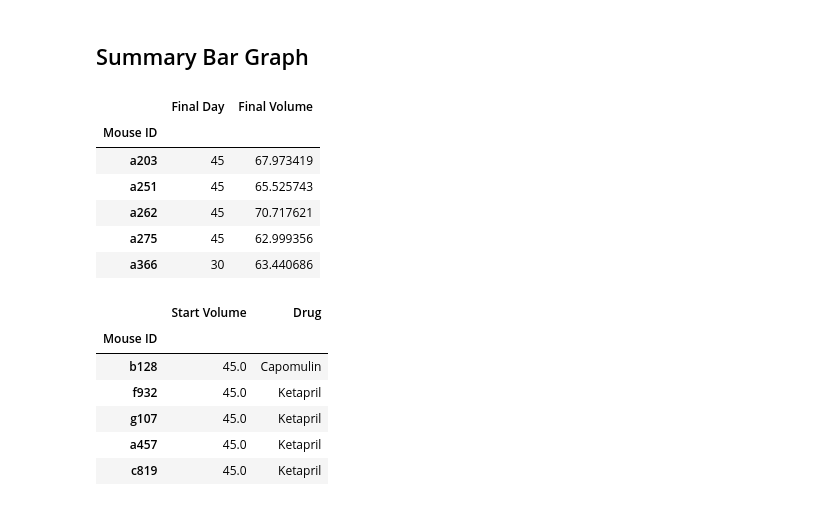
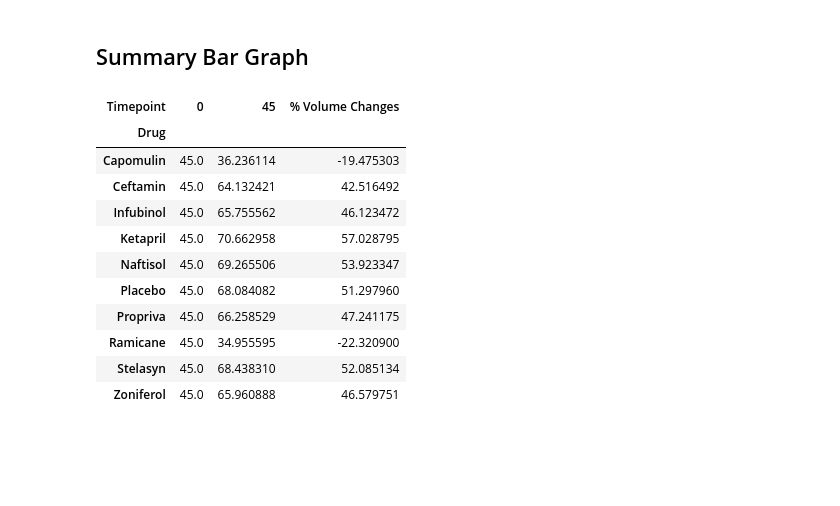
Before and after one commit to JansenKat/matplotlib-challenge, a Jupyter notebook: Pymaceuticals/pymaceuticals_starter.ipynb, the cells around one changed output. Drawn from its saved outputs; the diff is of its cells as text; code cells hidden in the pictures; blank space fills up the shorter version.

```diff
--- a/Pymaceuticals/pymaceuticals_starter.ipynb
+++ b/Pymaceuticals/pymaceuticals_starter.ipynb
@@ -34,3 +34,14 @@ df.head()
 | 4 | c819 | 0 | 45.0 | 0 | Ketapril |
 # %% [markdown]
 ## Tumor Response to Treatment
+# %%
+tumors = df.groupby(['Drug','Timepoint'])\
+                .agg({'Tumor Volume (mm3)':['mean','sem']})\
+                .reset_index(['Drug','Timepoint'])
+tumors.columns = tumors.columns.map('_'.join)
+tumors = tumors.rename(columns={'Drug_':'Drug',
+                                'Timepoint_':'Timepoint',
+                                'Tumor Volume (mm3)_mean':'Mean Volume',
+                                'Tumor Volume (mm3)_sem':'SEM Volume'
+})
+tumors.head()
@@ -88,0 +75,3 @@ tumor
+# %%
+tumor_means = tumors.pivot('Timepoint','Drug','Mean Volume')
+tumor_means
@@ -230,34 +227,19 @@ plt.show()
 ## Summary Bar Graph
 # %%
 #Set index to Mouse ID and Timepoint to identify start and final tumor volumes
-df2 = df.set_index(['Mouse ID','Timepoint'])
+summary = tumor_means.transpose()[[0,45]]
+summary['% Volume Changes'] = ((summary[45]-summary[0])/summary[0])*100
+summary
+# %% [output]
+| Timepoint | 0 | 45 | % Volume Changes |
+| Drug |  |  |  |
+| Capomulin | 45.0 | 36.236114 | -19.475303 |
+| Ceftamin | 45.0 | 64.132421 | 42.516492 |
+| Infubinol | 45.0 | 65.755562 | 46.123472 |
+| Ketapril | 45.0 | 70.662958 | 57.028795 |
+| Naftisol | 45.0 | 69.265506 | 53.923347 |
+| Placebo | 45.0 | 68.084082 | 51.297960 |
+| Propriva | 45.0 | 66.258529 | 47.241175 |
+| Ramicane | 45.0 | 34.955595 | -22.320900 |
+| Stelasyn | 45.0 | 68.438310 | 52.085134 |
+| Zoniferol | 45.0 | 65.960888 | 46.579751 |
-# %%
-#Find last day of mouse
-end_pts = df.groupby(['Mouse ID']).agg({'Timepoint':'max'}).rename(columns={'Timepoint':'Final Day'})
-#Find final volume of tumor
-end_vol = []
-for m in end_day.index:
-    end_vol.append(df2.loc[(m,end_day.loc[(m)]['Final Day'])]['Tumor Volume (mm3)'][0])
-end_pts['Final Volume'] = end_vol
-end_pts.head()
-# %% [output]
-|  | Final Day | Final Volume |
-| Mouse ID |  |  |
-| a203 | 45 | 67.973419 |
-| a251 | 45 | 65.525743 |
-| a262 | 45 | 70.717621 |
-| a275 | 45 | 62.999356 |
-| a366 | 30 | 63.440686 |
-# %%
-#Identiy initial tumor volume, inclue drug column for later analysis
-start_vol = df[df['Timepoint']==0][['Mouse ID','Tumor Volume (mm3)']].rename(columns={'Tumor Volume (mm3)':'Start Volume'})\
-    .sort_index().merge(mouse,how='outer',left_on='Mouse ID',right_on='Mouse ID').set_index('Mouse ID')
-start_vol.head()
-# %% [output]
-|  | Start Volume | Drug |
-| Mouse ID |  |  |
-| b128 | 45.0 | Capomulin |
-| f932 | 45.0 | Ketapril |
-| g107 | 45.0 | Ketapril |
-| a457 | 45.0 | Ketapril |
-| c819 | 45.0 | Ketapril |
```
Also changed, not shown: parts of 17 cells of this notebook.
